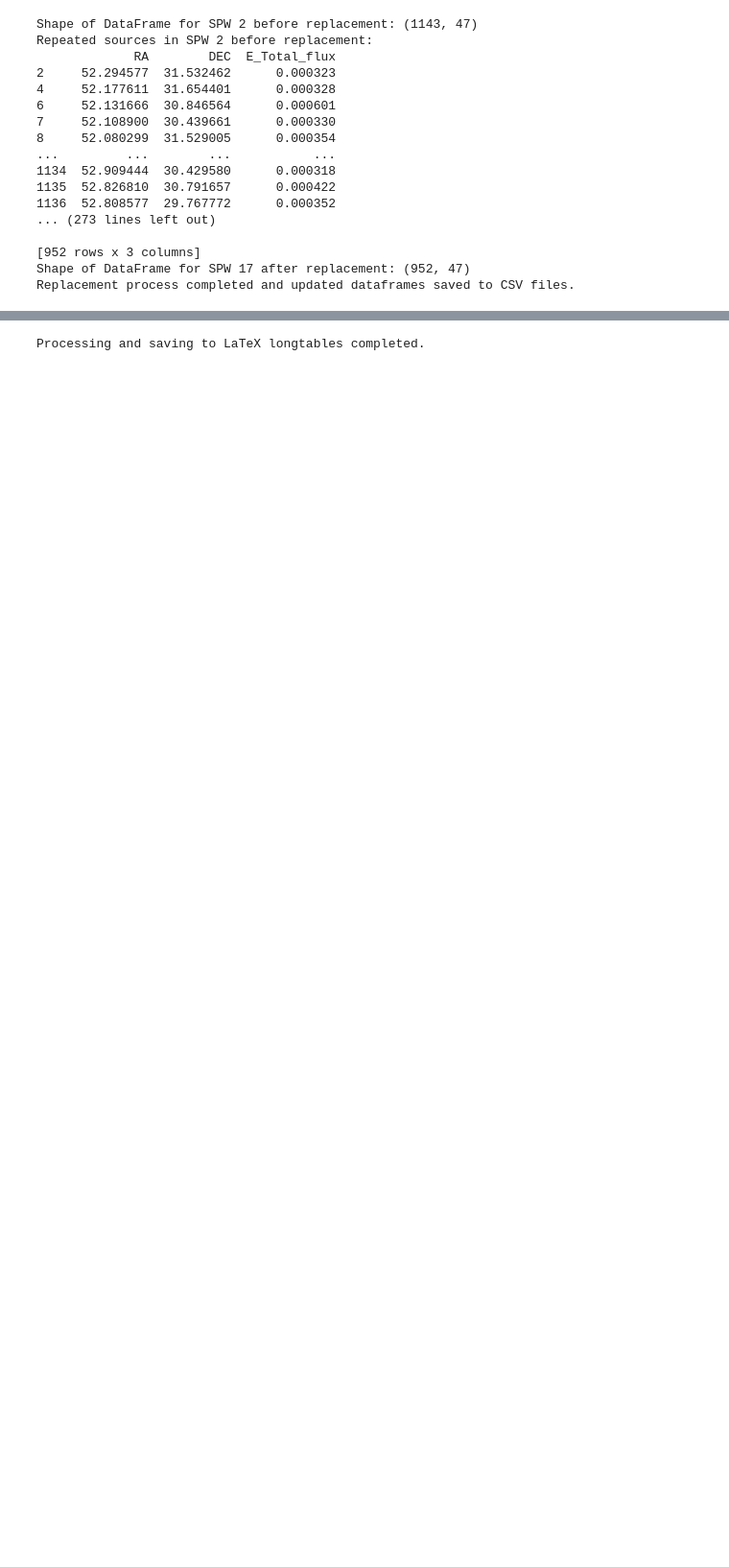
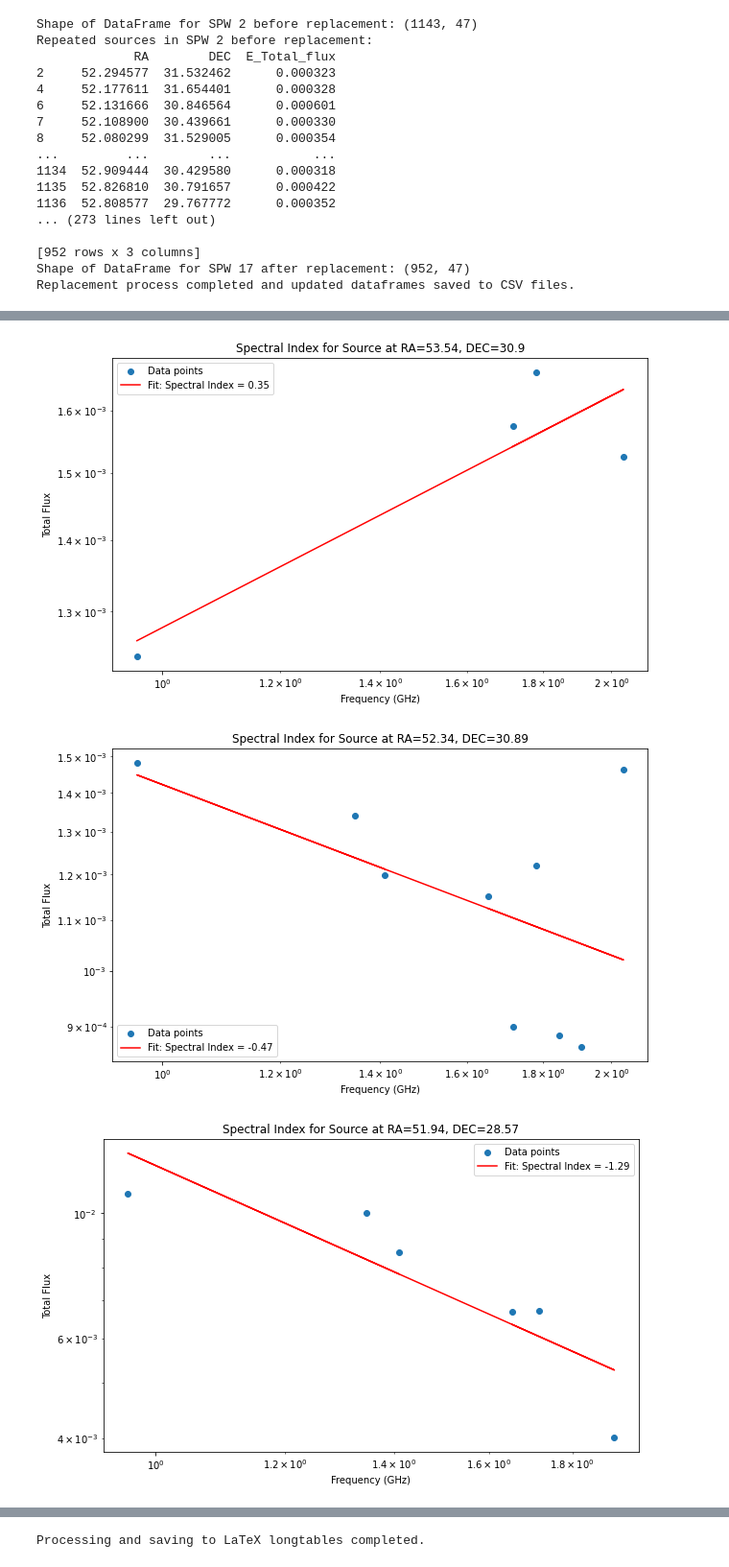
Before and after one commit to halehhajizadeh/VLA-Perseus, a Jupyter notebook: scripts/Source_detecting-spw-Catalog.ipynb, the cells around one changed output, grey strips where cells are left out. Shown at 96% size. Drawn from its saved outputs; the diff is of its cells as text; code cells hidden in the pictures; blank space fills up the shorter version.

```diff
--- a/scripts/Source_detecting-spw-Catalog.ipynb
+++ b/scripts/Source_detecting-spw-Catalog.ipynb
@@ -203,0 +274,29 @@ Replacement process completed and updated dataframes saved to CSV files.
+# %%
+# Plot examples of spectral index calculations for selected sources
+selected_sources = spectral_indices.sample(3)  # Randomly select 3 sources for example
+for _, source in selected_sources.iterrows():
+    ra = source['RA_rounded']
+    dec = source['DEC_rounded']
+    source_data = all_sources[(all_sources['RA_rounded'] == ra) & (all_sources['DEC_rounded'] == dec)]
+
+    plt.figure(figsize=(10, 6))
+    plt.scatter(source_data['Frequency'], source_data['Total_flux'], label='Data points')
+    plt.xscale('log')
+    plt.yscale('log')
+
+    # Fit a line to the log-log data
+    log_freqs = np.log(source_data['Frequency'])
+    log_fluxes = np.log(source_data['Total_flux'])
+    slope, intercept = np.polyfit(log_freqs, log_fluxes, 1)
+    fitted_fluxes = np.exp(intercept) * source_data['Frequency'] ** slope
+
+    plt.plot(source_data['Frequency'], fitted_fluxes, label=f'Fit: Spectral Index = {slope:.2f}', color='red')
+    plt.xlabel('Frequency (GHz)')
+    plt.ylabel('Total Flux')
+    plt.title(f'Spectral Index for Source at RA={ra}, DEC={dec}')
+    plt.legend()
+    plt.show()
+# %% [output]
+[figure, added]
+[figure, added]
+[figure, added]
```
Also changed, not shown: parts of 21 cells of this notebook, 1 other file.
